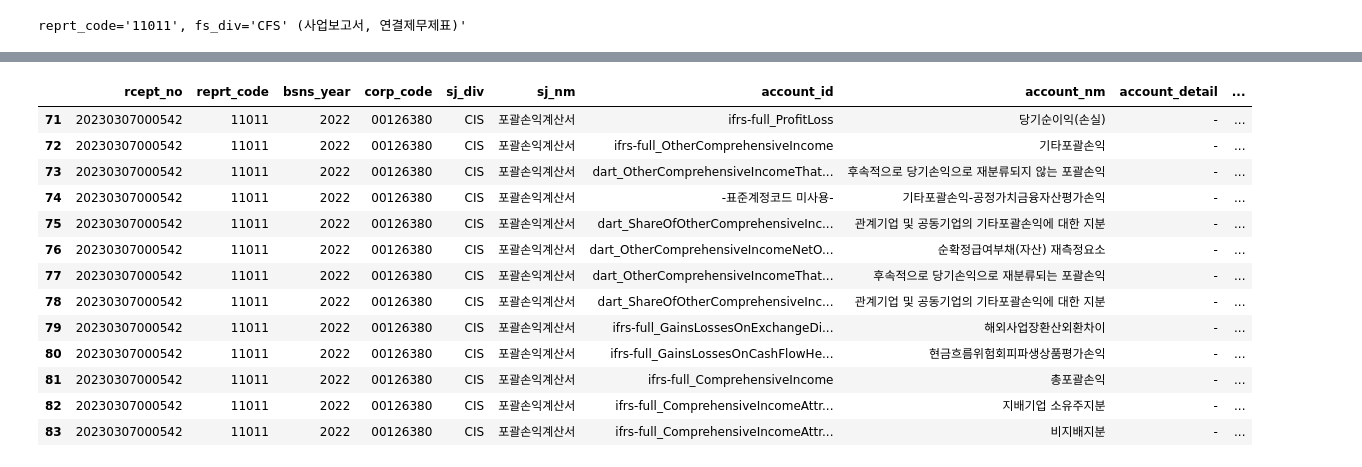
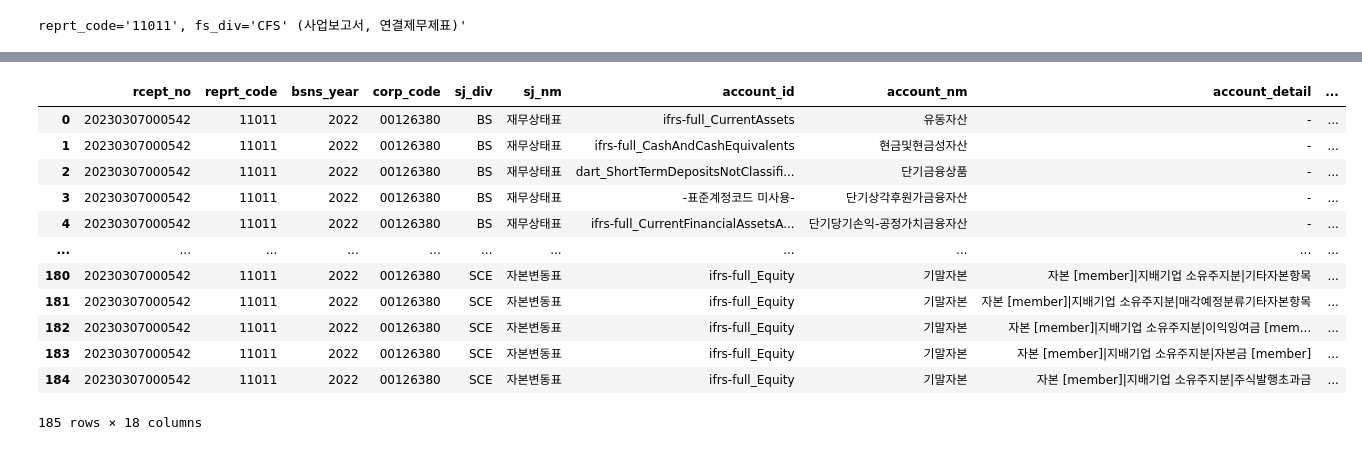
Before and after one commit to chickchop/algo_trader, a Jupyter notebook: algo/test.ipynb, the cells around one changed output, grey strips where cells are left out. Saved outputs shown, nothing was run; the diff lists cells and outputs as text; code cells hidden in the pictures.

```diff
--- a/algo/test.ipynb
+++ b/algo/test.ipynb
@@ -93,23 +89,6 @@ liability = int(corp_book.loc[corp_book['sj_div'].isin(['BS']) & corp_book['acco
 assets = equity + liability # 자산총계
 # %%
 profit = int(corp_book.loc[corp_book['sj_div'].isin(['IS']) & corp_book['account_id'].isin(['ifrs-full_ProfitLossAttributableToOwnersOfParent']), 'thstrm_amount'].replace(",", "")) # 당기순이익
-# %%
-corp_book[corp_book['sj_div'].isin(['CIS'])]
-# %% [output]
-|  | rcept_no | reprt_code | bsns_year | corp_code | sj_div | sj_nm | account_id | account_nm | account_detail | ... |
-| 71 | 20230307000542 | 11011 | 2022 | 00126380 | CIS | 포괄손익계산서 | ifrs-full_ProfitLoss | 당기순이익(손실) | - | ... |
-| 72 | 20230307000542 | 11011 | 2022 | 00126380 | CIS | 포괄손익계산서 | ifrs-full_OtherComprehensiveIncome | 기타포괄손익 | - | ... |
-| 73 | 20230307000542 | 11011 | 2022 | 00126380 | CIS | 포괄손익계산서 | dart_OtherComprehensiveIncomeThat... | 후속적으로 당기손익으로 재분류되지 않는 포괄손익 | - | ... |
-| 74 | 20230307000542 | 11011 | 2022 | 00126380 | CIS | 포괄손익계산서 | -표준계정코드 미사용- | 기타포괄손익-공정가치금융자산평가손익 | - | ... |
-| 75 | 20230307000542 | 11011 | 2022 | 00126380 | CIS | 포괄손익계산서 | dart_ShareOfOtherComprehensiveInc... | 관계기업 및 공동기업의 기타포괄손익에 대한 지분 | - | ... |
-| 76 | 20230307000542 | 11011 | 2022 | 00126380 | CIS | 포괄손익계산서 | dart_OtherComprehensiveIncomeNetO... | 순확정급여부채(자산) 재측정요소 | - | ... |
-| 77 | 20230307000542 | 11011 | 2022 | 00126380 | CIS | 포괄손익계산서 | dart_OtherComprehensiveIncomeThat... | 후속적으로 당기손익으로 재분류되는 포괄손익 | - | ... |
-| 78 | 20230307000542 | 11011 | 2022 | 00126380 | CIS | 포괄손익계산서 | dart_ShareOfOtherComprehensiveInc... | 관계기업 및 공동기업의 기타포괄손익에 대한 지분 | - | ... |
-| 79 | 20230307000542 | 11011 | 2022 | 00126380 | CIS | 포괄손익계산서 | ifrs-full_GainsLossesOnExchangeDi... | 해외사업장환산외환차이 | - | ... |
-| 80 | 20230307000542 | 11011 | 2022 | 00126380 | CIS | 포괄손익계산서 | ifrs-full_GainsLossesOnCashFlowHe... | 현금흐름위험회피파생상품평가손익 | - | ... |
-| 81 | 20230307000542 | 11011 | 2022 | 00126380 | CIS | 포괄손익계산서 | ifrs-full_ComprehensiveIncome | 총포괄손익 | - | ... |
-| 82 | 20230307000542 | 11011 | 2022 | 00126380 | CIS | 포괄손익계산서 | ifrs-full_ComprehensiveIncomeAttr... | 지배기업 소유주지분 | - | ... |
-| 83 | 20230307000542 | 11011 | 2022 | 00126380 | CIS | 포괄손익계산서 | ifrs-full_ComprehensiveIncomeAttr... | 비지배지분 | - | ... |
 # %%
 tmp = dart.report(corp=stock_list[0], bsns_year=2022, reprt_code="11011", key_word="주식총수")
 total_stock = int(tmp[tmp["se"] == "합계"]["distb_stock_co"].iloc[0].replace(",",""))
@@ -121,6 +100,22 @@ PBR = stock_df["Close"][-1] / BPS
 ROE = PBR / PER
 ROA = profit / assets
 DE = liability / assets
+# %%
+corp_book
+# %% [output]
+|  | rcept_no | reprt_code | bsns_year | corp_code | sj_div | sj_nm | account_id | account_nm | account_detail | ... |
+| 0 | 20230307000542 | 11011 | 2022 | 00126380 | BS | 재무상태표 | ifrs-full_CurrentAssets | 유동자산 | - | ... |
+| 1 | 20230307000542 | 11011 | 2022 | 00126380 | BS | 재무상태표 | ifrs-full_CashAndCashEquivalents | 현금및현금성자산 | - | ... |
+| 2 | 20230307000542 | 11011 | 2022 | 00126380 | BS | 재무상태표 | dart_ShortTermDepositsNotClassifi... | 단기금융상품 | - | ... |
+| 3 | 20230307000542 | 11011 | 2022 | 00126380 | BS | 재무상태표 | -표준계정코드 미사용- | 단기상각후원가금융자산 | - | ... |
+| 4 | 20230307000542 | 11011 | 2022 | 00126380 | BS | 재무상태표 | ifrs-full_CurrentFinancialAssetsA... | 단기당기손익-공정가치금융자산 | - | ... |
+| ... | ... | ... | ... | ... | ... | ... | ... | ... | ... | ... |
+| 180 | 20230307000542 | 11011 | 2022 | 00126380 | SCE | 자본변동표 | ifrs-full_Equity | 기말자본 | 자본 [member]|지배기업 소유주지분|기타자본항목 | ... |
+| 181 | 20230307000542 | 11011 | 2022 | 00126380 | SCE | 자본변동표 | ifrs-full_Equity | 기말자본 | 자본 [member]|지배기업 소유주지분|매각예정분류기타자본항목 | ... |
+| 182 | 20230307000542 | 11011 | 2022 | 00126380 | SCE | 자본변동표 | ifrs-full_Equity | 기말자본 | 자본 [member]|지배기업 소유주지분|이익잉여금 [mem... | ... |
+| 183 | 20230307000542 | 11011 | 2022 | 00126380 | SCE | 자본변동표 | ifrs-full_Equity | 기말자본 | 자본 [member]|지배기업 소유주지분|자본금 [member] | ... |
+| 184 | 20230307000542 | 11011 | 2022 | 00126380 | SCE | 자본변동표 | ifrs-full_Equity | 기말자본 | 자본 [member]|지배기업 소유주지분|주식발행초과금 | ... |
+185 rows × 18 columns
 # %%
 stock_df['ma20'] = stock_df['Close'].rolling(window=20).mean() # 20일 이동평균
 stock_df['stddev'] = stock_df['Close'].rolling(window=20).std() # 20일 이동표준편차
```
Also changed, not shown: parts of 12 cells of this notebook, 4 other files.
